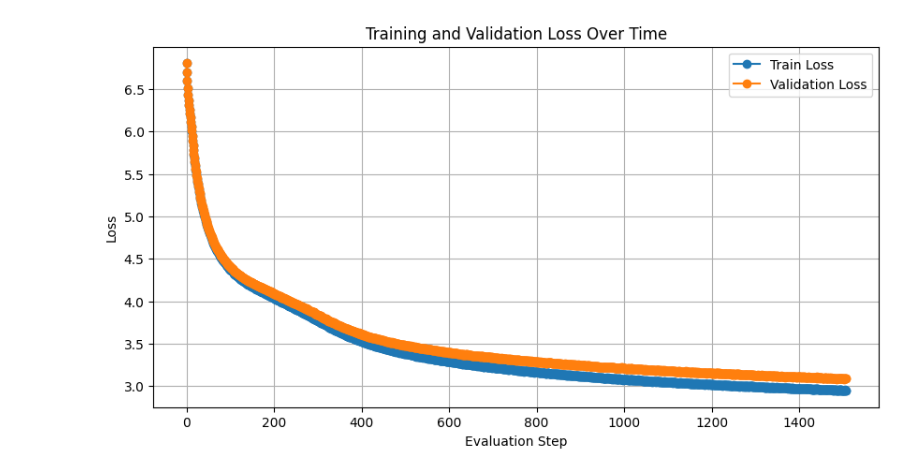
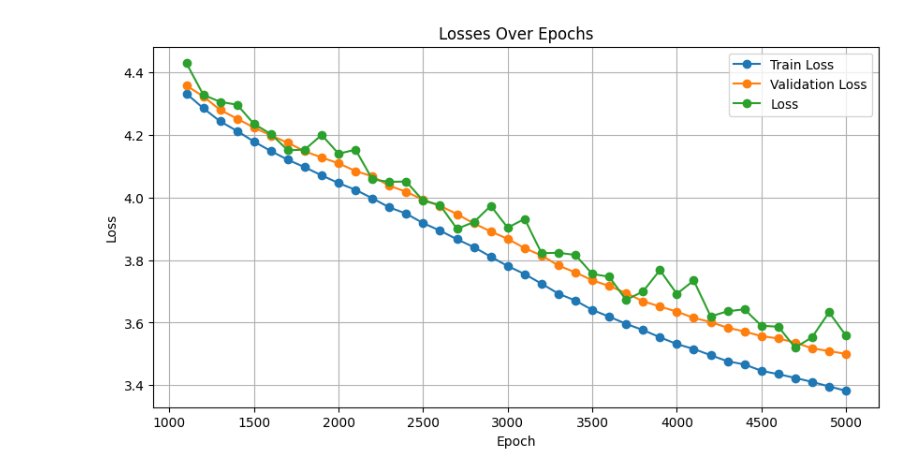
Before and after one commit to d2jvkpn/exercises, a Jupyter notebook: 2025_ai/Train_Your_Own_LLM/ch03_training_random_batched.ipynb, the cells around one changed output. Saved outputs shown, nothing was run; the diff lists cells and outputs as text; code cells hidden in the pictures.

```diff
--- a/2025_ai/Train_Your_Own_LLM/ch03_training_random_batched.ipynb
+++ b/2025_ai/Train_Your_Own_LLM/ch03_training_random_batched.ipynb
@@ -136,7 +118,6 @@ print_model_structure(model)
 # %%
 checkpoint_dir = Path("data") / "ch03_checkpoints"
 checkpoint_dir.mkdir(parents=True, exist_ok=True)
-iter_start = 1
 
 checkpoints = sorted(
     checkpoint_dir.glob("checkpoint_*.pt"),
@@ -147,9 +128,10 @@ checkpoints = sorted(
 
 if len(checkpoints) > 0:
     last_ckpt = torch.load(checkpoints[0], map_location=device)
-    iter_start = checkpoints[0].name.replace("checkpoint_", "").replace(".pt", "").split("-", 1)
-    iter_start = int(iter_start)
-    print(f"--> resume_from_checkpoint: path={checkpoints[0]}, created_at={last_ckpt['created_at']}, epoch={last_ckpt['epoch']}")
+    iter_start = checkpoints[0].name.replace("checkpoint_", "").replace(".pt", "").split("-", 1)[0]
+    iter_start = int(iter_start) + 1
+    meta = last_ckpt['meta']
+    print(f"--> resume_from_checkpoint: path={checkpoints[0]}, created_at={meta['created_at']}, epoch={meta['epoch']}, iter_start={iter_start}")
 
     model.load_state_dict(last_ckpt['model_state_dict'])
     optimizer.load_state_dict(last_ckpt['optimizer_state_dict'])
@@ -505,12 +259,31 @@ step 011740: train_loss=3.026, validation_loss=3.160
-# %%
-plt.figure(figsize=(10, 5))
-plt.plot(train_losses, label="Train Loss", marker='o')
-plt.plot(val_losses, label="Validation Loss", marker='o')
-plt.xlabel("Evaluation Step")
-plt.ylabel("Loss")
-plt.title("Training and Validation Loss Over Time")
-plt.legend()
-plt.grid()
-plt.show()
-# %% [output]
-[figure, removed]
+# %%
+# checkpoint_dir = Path("data") / "ch03_checkpoints"
+json_files = sorted(
+    checkpoint_dir.glob("*.json"),
+    key=lambda x: x.stat().st_ctime,
+    #key=lambda x: int(x.name.split("-")[1]),
+    reverse=False,
+)
+
+epochs, losses, train_loss, val_loss = [], [], [], []
+
+for f in json_files:
+    #print(f"---> file: {f}")
+    data = json.loads(f.read_text())
+    losses.append(data['loss'])
+    epochs.append(data['epoch'])
+    train_loss.append(data['train_loss'])
+    val_loss.append(data['validation_loss'])
+
+plt.figure(figsize=(10, 5))
+plt.plot(epochs, train_loss, label="Train Loss", marker='o')
+plt.plot(epochs, val_loss, label="Validation Loss", marker='o')
+plt.plot(epochs, losses, label="Loss", marker='o')
+plt.xlabel("Epoch")
+plt.ylabel("Loss")
+plt.title("Losses Over Epochs")
+plt.legend()
+plt.grid()
+plt.show()
+# %% [output]
+[figure, added]
```
Also changed, not shown: parts of 13 cells of this notebook, 4 other files.
